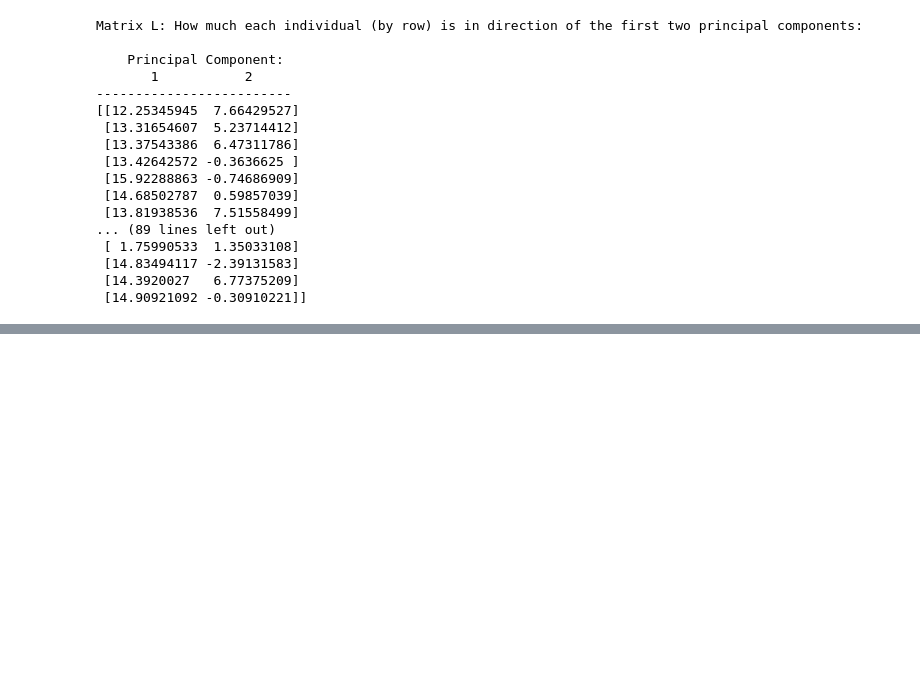
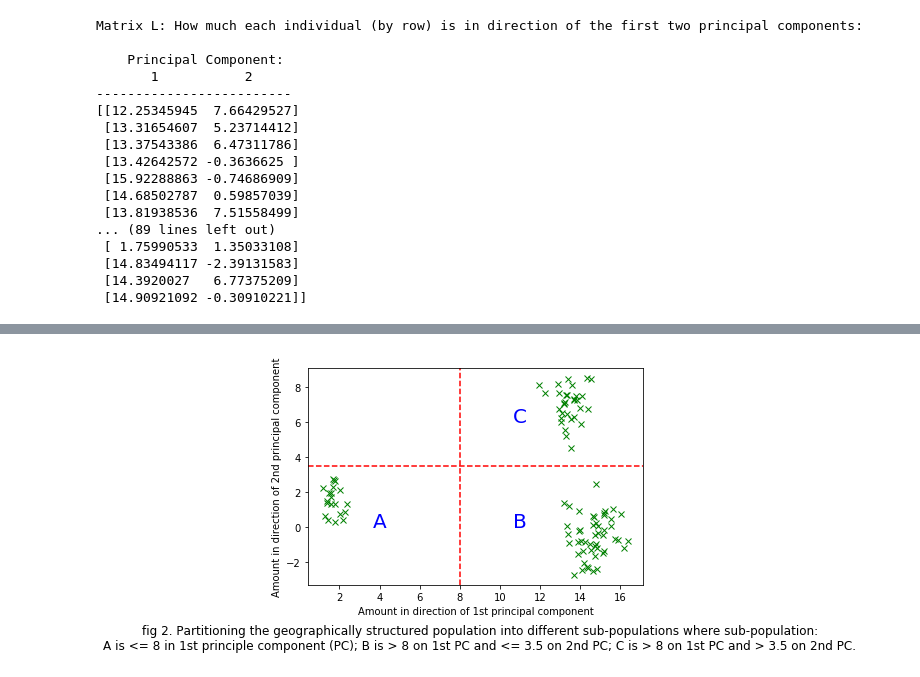
Before and after one commit to JahshiE/ComputationalDecompression, a Jupyter notebook: jesp268+369+A1.ipynb, the cells around one changed output, grey strips where cells are left out. Saved outputs shown, nothing was run; the diff lists cells and outputs as text; code cells hidden in the pictures; blank space fills up the shorter version.

```diff
--- a/jesp268+369+A1.ipynb
+++ b/jesp268+369+A1.ipynb
@@ -572,0 +613,13 @@ Matrix L: How much each individual (by row) is in direction of the first two pri
+# %%
+fig2description = "fig 2. Partitioning the geographically structured population into different sub-populations where sub-population:\n\
+A is <= 8 in 1st principle component (PC); B is > 8 on 1st PC and <= 3.5 on 2nd PC; C is > 8 on 1st PC and > 3.5 on 2nd PC."
+plotPopulation(x = L[:,0],
+               y = L[:,1],
+               description=fig2description,
+               xlabel=xlabelString,
+               ylabel=ylabelString,
+               pointType='gx',
+               boundaries=True
+              )
+# %% [output]
+[figure, added]
```
Also changed, not shown: parts of 4 cells of this notebook.
